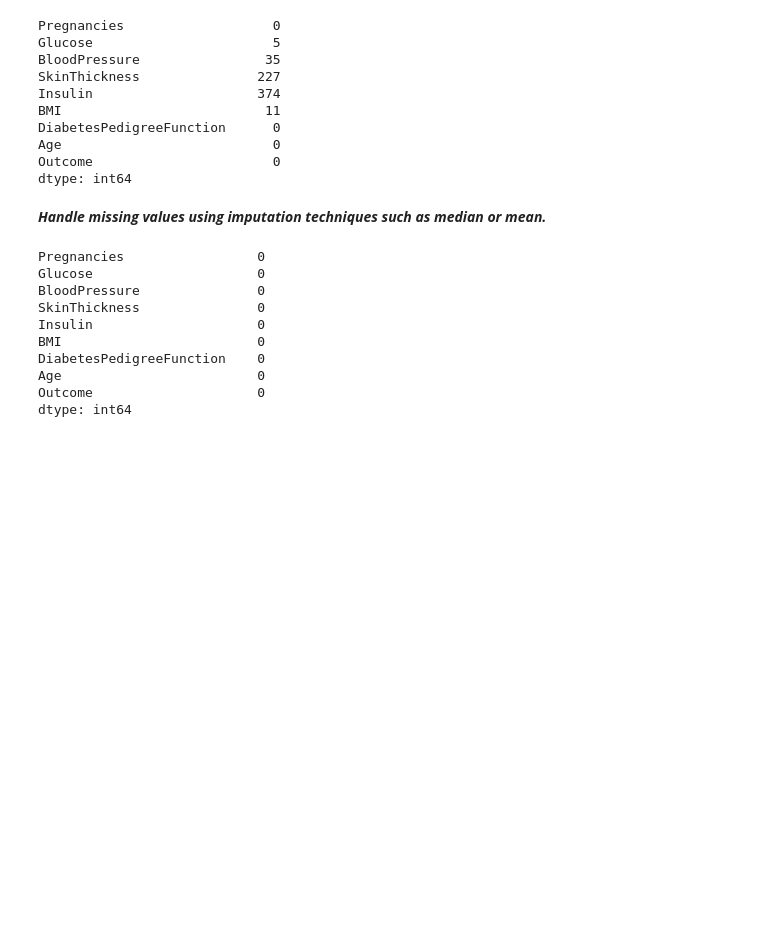
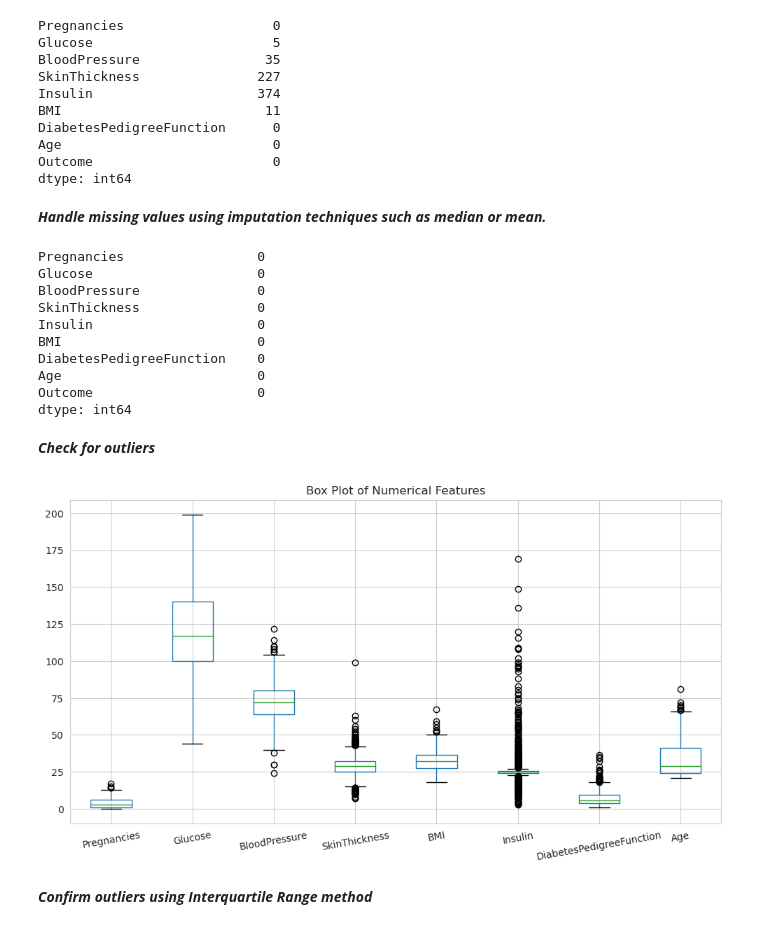
Before and after one commit to NjalaleFred/PimaIndiansDiabetesAnalysis, a Jupyter notebook: Preprocessing and EDA/pima_indians.ipynb, the cells around one changed output. Cells and saved outputs as stored; diff of their text form; code cells hidden in the pictures; blank space fills up the shorter version.

Commit message:
Handles Outliers and Visualization

```diff
--- a/Preprocessing and EDA/pima_indians.ipynb
+++ b/Preprocessing and EDA/pima_indians.ipynb
@@ -138,3 +138,21 @@ DiabetesPedigreeFunction    0
 Age                         0
 Outcome                     0
 dtype: int64
+# %% [markdown]
+***Check for outliers***
+# %%
+sns.set_style("whitegrid")
+
+df_scaled = df.copy()
+df_scaled["DiabetesPedigreeFunction"] *=15 # Scale up this feature
+df_scaled["Insulin"] /=5 # Scale down this feature
+plt.figure(figsize=(12, 6))
+df_scaled.boxplot(column=["Pregnancies", "Glucose", "BloodPressure", "SkinThickness", "BMI", "Insulin", "DiabetesPedigreeFunction", "Age"])
+plt.xticks(rotation=10)
+plt.title("Box Plot of Numerical Features")
+plt.show()
+# The box plot reveals some potential outliers
+# %% [output]
+[figure, added]
+# %% [markdown]
+***Confirm outliers using Interquartile Range method***
```
Also changed, not shown: parts of 16 cells of this notebook.
